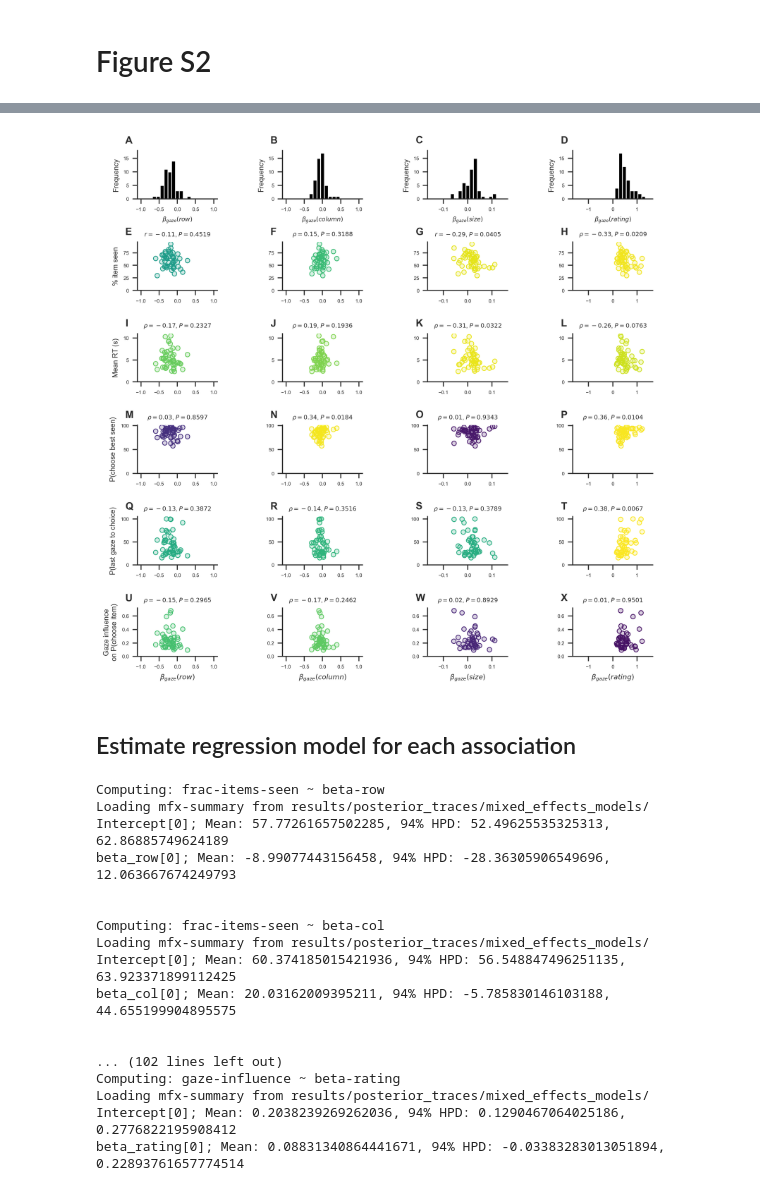
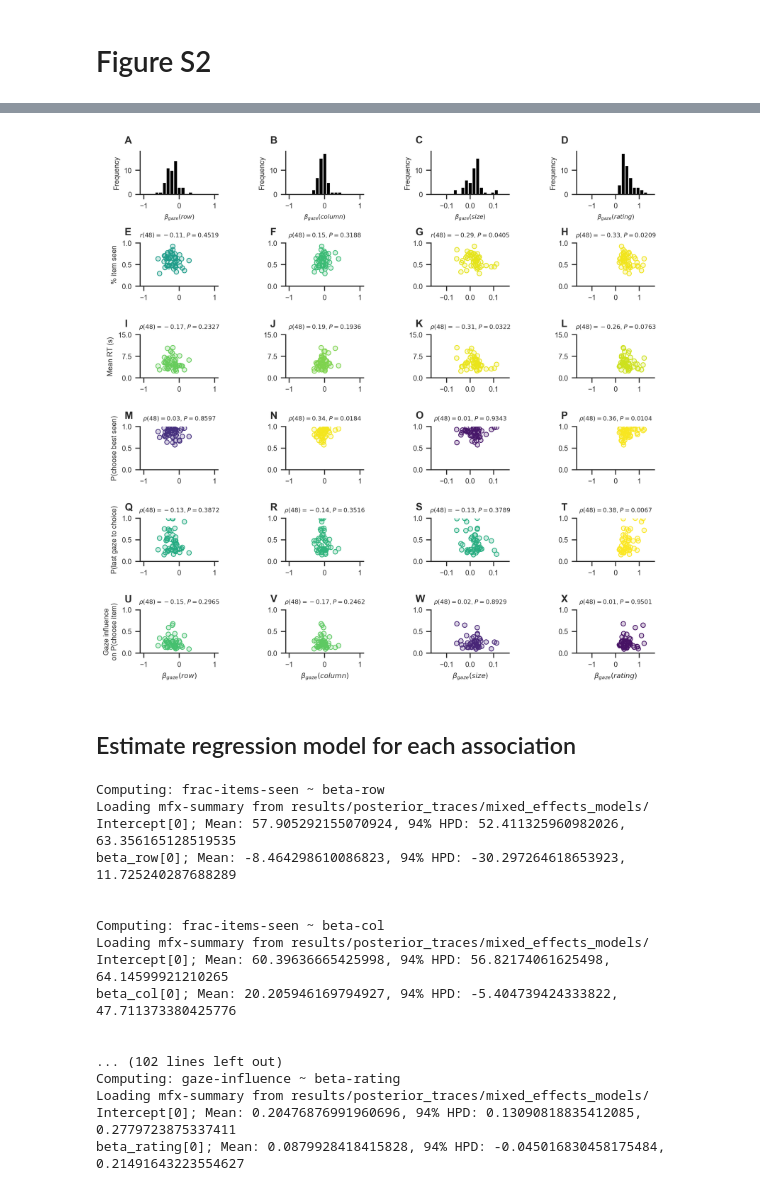
Before and after one commit to athms/many-item-choice, a Jupyter notebook: Figure-4-figure-supplement-2_association-search-choice.ipynb, the cells around one changed output, grey strips where cells are left out. Saved outputs shown, nothing was run; the diff lists cells and outputs as text; code cells hidden in the pictures.

Commit message:
updated figure sizes; general tweaking for better visibility

```diff
--- a/Figure-4-figure-supplement-2_association-search-choice.ipynb
+++ b/Figure-4-figure-supplement-2_association-search-choice.ipynb
@@ -287,7 +289,7 @@ axs[0,3].set_xlabel(r'$\beta_{gaze}(rating)$', fontsize=6)
 axs[0,3].hist(mfx_coef[:,3], bins=np.linspace(-1.5,1.5, 20), color='k')
 for ax in axs[0]:
     despine(ax=ax)
-    ax.tick_params(axis='both', which='major', labelsize=5)
+    ax.tick_params(axis='both', which='major', labelsize=7)
     ax.set_ylabel('Frequency', fontsize=7)
 
 # iterate over choice variables
@@ -296,10 +298,10 @@ for ci, (c_var_label, c_var) in enumerate(zip(['% item seen',
                                                'P(choose best seen)',
                                                'P(last gaze to choice)',
                                                'Gaze influence\non P(choose item)'],
-                                             [sub_frac_items_seen.mean(axis=1),
+                                             [sub_frac_items_seen.mean(axis=1) / 100.,
                                               sub_rt_means.mean(axis=1),
-                                              sub_best_seen_chosen_means.mean(axis=1),
-                                              sub_last_gaze_to_choice_means.mean(axis=1),
+                                              sub_best_seen_chosen_means.mean(axis=1) / 100.,
+                                              sub_last_gaze_to_choice_means.mean(axis=1) / 100.,
                                               sub_gaze_influence_scores.mean(axis=1)])):
 
     # iterate over search metrics
@@ -315,32 +317,37 @@ for ci, (c_var_label, c_var) in enumerate(zip(['% item seen',
         else:
             p_string = r'$P = {}$'.format(np.round(pval, 4))
         if norm_viol:
-            annotation = (r'$\rho = {:.2f}$, '.format(rval)) + p_string
+            annotation = (r'$\rho(48) = {:.2f}$, '.format(rval)) + p_string
         else:
-            annotation = (r'$r = {:.2f}$, '.format(rval)) + p_string
+            annotation = (r'$r(48) = {:.2f}$, '.format(rval)) + p_string
 
 
         # scatter
         _scatter(s_var, c_var, ax=axs[ci+1, si],
                  color=cm.viridis(1-pval))
-        axs[ci+1, si].set_title(annotation,
-                               fontsize=6)
+        axs[ci+1, si].set_title(annotation, fontsize=6)
         if si == 0:
             axs[ci+1,si].set_ylabel(c_var_label, fontsize=7)
         if ci+1 == 5:
             axs[ci+1,si].set_xlabel(s_var_label, fontsize=7)
         despine(ax=axs[ci+1,si])
-        axs[ci+1,si].tick_params(axis='both', which='major', labelsize=5)
+        axs[ci+1,si].tick_params(axis='both', which='major', labelsize=7)
+        if not 'RT' in c_var_label:
+            axs[ci+1,si].set_yticks([0, 0.5, 1])
+            axs[ci+1,si].set_ylim([0, 1])
+        else:
+            axs[ci+1,si].set_yticks([0, 7.5, 15])
+            axs[ci+1,si].set_ylim([0, 15])
 
 
 for ax, label in zip(axs.ravel(), list('ABCDEFGHIJKLMNOPQRSTUVWXYZ')):
-    ax.text(-0.15, 1.3, label, transform=ax.transAxes,
+    ax.text(-0.2, 1.35, label, transform=ax.transAxes,
             fontsize=10, fontweight='bold', va='top')
-    ax.set_ylim(0, None)
+
 
 fig.tight_layout(w_pad=4, h_pad=0)
 
-fig.savefig('figures/Figure-S5_association-search-choice.pdf', dpi=300)
-fig.savefig('figures/Figure-S5_association-search-choice.png', dpi=300)
-fig.savefig('figures/Figure-S5_association-search-choice.jpg', dpi=300)
+fig.savefig('figures/Figure-4-figure-supplement-2_association-search-choice.pdf', dpi=300)
+fig.savefig('figures/Figure-4-figure-supplement-2_association-search-choice.png', dpi=300)
+fig.savefig('figures/Figure-4-figure-supplement-2_association-search-choice.jpg', dpi=300)
 # %% [output]
@@ -351,17 +358,17 @@ pearson r = -0.2937967474763159, p = 0.040467217150470546
 Normality assumption violated: True
 spearman r = -0.3292941147529347, p = 0.020865824852534
 Normality assumption violated: True
 spearman r = -0.17368233095723745, p = 0.23267865707208646
 Normality assumption violated: True
 spearman r = 0.188933391219417, p = 0.19355377949513577
 Normality assumption violated: True
 spearman r = -0.3065067719074325, p = 0.032192572649968124
 ... (22 lines left out)
 Normality assumption violated: True
 spearman r = 0.019749936851178217, p = 0.8928540820698389
 Normality assumption violated: True
 spearman r = 0.009183907755737256, p = 0.9500619089762542
-[figure, old version]
+[figure, new version]
 # %% [markdown]
 ## Estimate regression model for each association
 # %%
@@ -425,18 +432,18 @@ for ci, (c_var_label, c_var) in enumerate(zip(['frac_items_seen',
 # %% [output]
 Computing: frac-items-seen ~ beta-row
 Loading mfx-summary from results/posterior_traces/mixed_effects_models/
-Intercept[0]; Mean: 57.77261657502285, 94% HPD: 52.49625535325313, 62.86885749624189
-beta_row[0]; Mean: -8.99077443156458, 94% HPD: -28.36305906549696, 12.063667674249793
+Intercept[0]; Mean: 57.905292155070924, 94% HPD: 52.411325960982026, 63.356165128519535
+beta_row[0]; Mean: -8.464298610086823, 94% HPD: -30.297264618653923, 11.725240287688289
 
 
 Computing: frac-items-seen ~ beta-col
 Loading mfx-summary from results/posterior_traces/mixed_effects_models/
-Intercept[0]; Mean: 60.374185015421936, 94% HPD: 56.548847496251135, 63.923371899112425
-beta_col[0]; Mean: 20.03162009395211, 94% HPD: -5.785830146103188, 44.655199904895575
+Intercept[0]; Mean: 60.39636665425998, 94% HPD: 56.82174061625498, 64.14599921210265
+beta_col[0]; Mean: 20.205946169794927, 94% HPD: -5.404739424333822, 47.711373380425776
 
 
 ... (102 lines left out)
 Computing: gaze-influence ~ beta-rating
 Loading mfx-summary from results/posterior_traces/mixed_effects_models/
-Intercept[0]; Mean: 0.2038239269262036, 94% HPD: 0.1290467064025186, 0.2776822195908412
-beta_rating[0]; Mean: 0.08831340864441671, 94% HPD: -0.03383283013051894, 0.22893761657774514
+Intercept[0]; Mean: 0.20476876991960696, 94% HPD: 0.13090818835412085, 0.2779723875337411
+beta_rating[0]; Mean: 0.0879928418415828, 94% HPD: -0.045016830458175484, 0.21491643223554627
```
Also changed, not shown: parts of 2 cells of this notebook, 9 other files.
